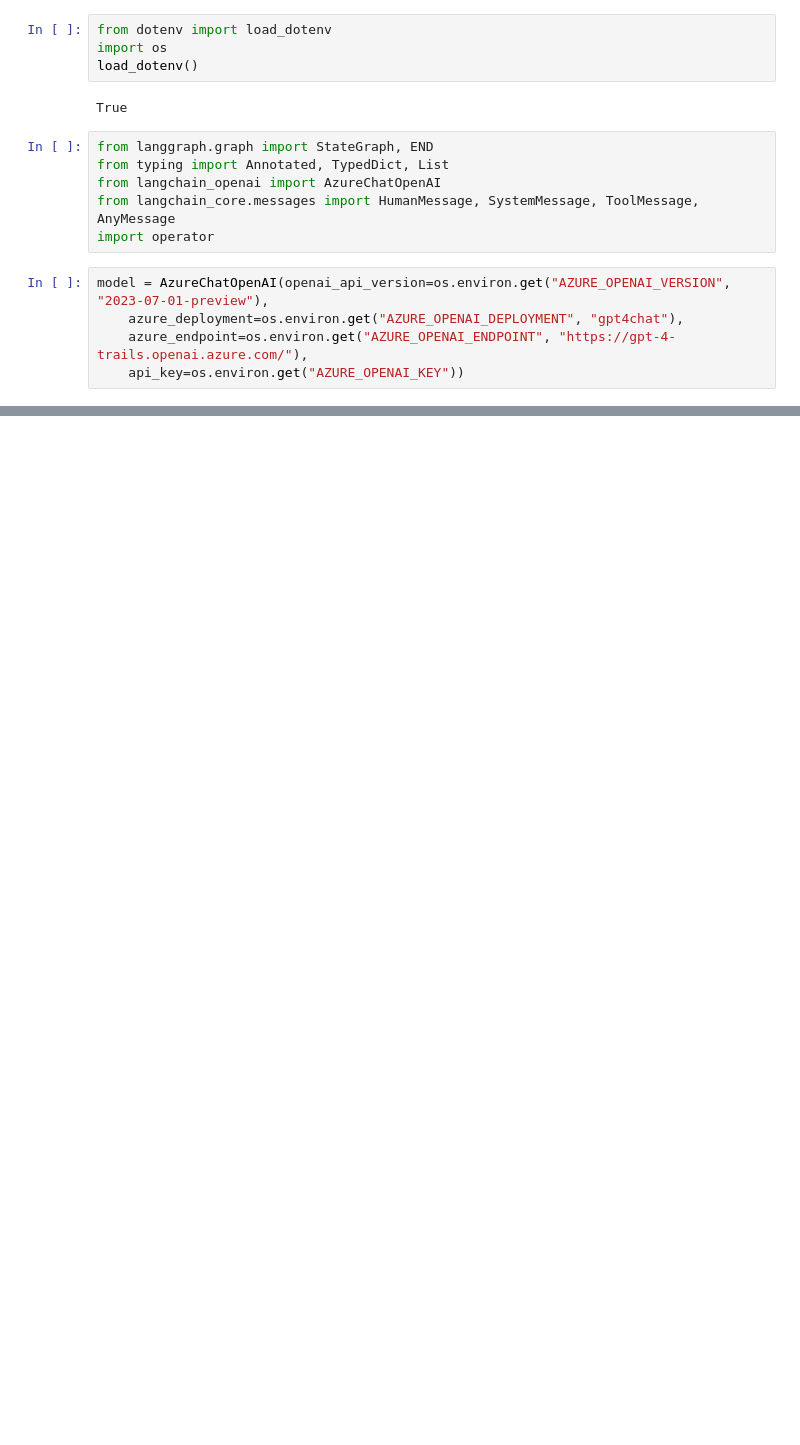
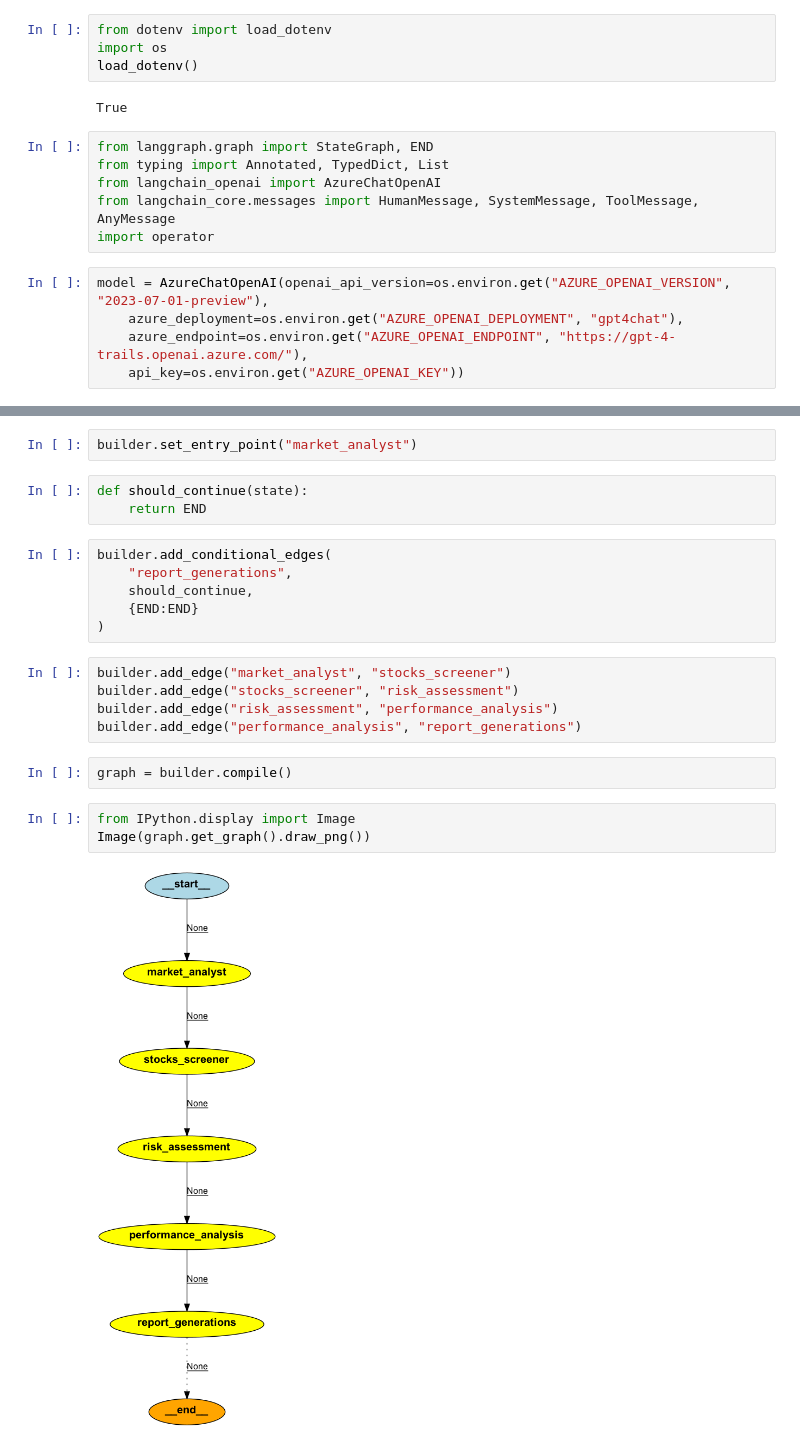
Before and after one commit to siddartha-10/Travel_Itinerary_Agents, a Jupyter notebook: langraph_agents.ipynb, the cells around one changed output, grey strips where cells are left out. Cells and saved outputs as stored; diff of their text form; blank space fills up the shorter version.

```diff
--- a/langraph_agents.ipynb
+++ b/langraph_agents.ipynb
@@ -134,0 +125,23 @@ InvalidUpdateError: Must write to at least one of ['user_profile', 'market_analy
+# %%
+builder.set_entry_point("market_analyst")
+# %%
+def should_continue(state):
+    return END
+# %%
+builder.add_conditional_edges(
+    "report_generations",
+    should_continue,
+    {END:END}
+)
+# %%
+builder.add_edge("market_analyst", "stocks_screener")
+builder.add_edge("stocks_screener", "risk_assessment")
+builder.add_edge("risk_assessment", "performance_analysis")
+builder.add_edge("performance_analysis", "report_generations")
+# %%
+graph = builder.compile()
+# %%
+from IPython.display import Image
+Image(graph.get_graph().draw_png())
+# %% [output]
+[figure, added]
```
Also changed, not shown: parts of 18 cells of this notebook.
